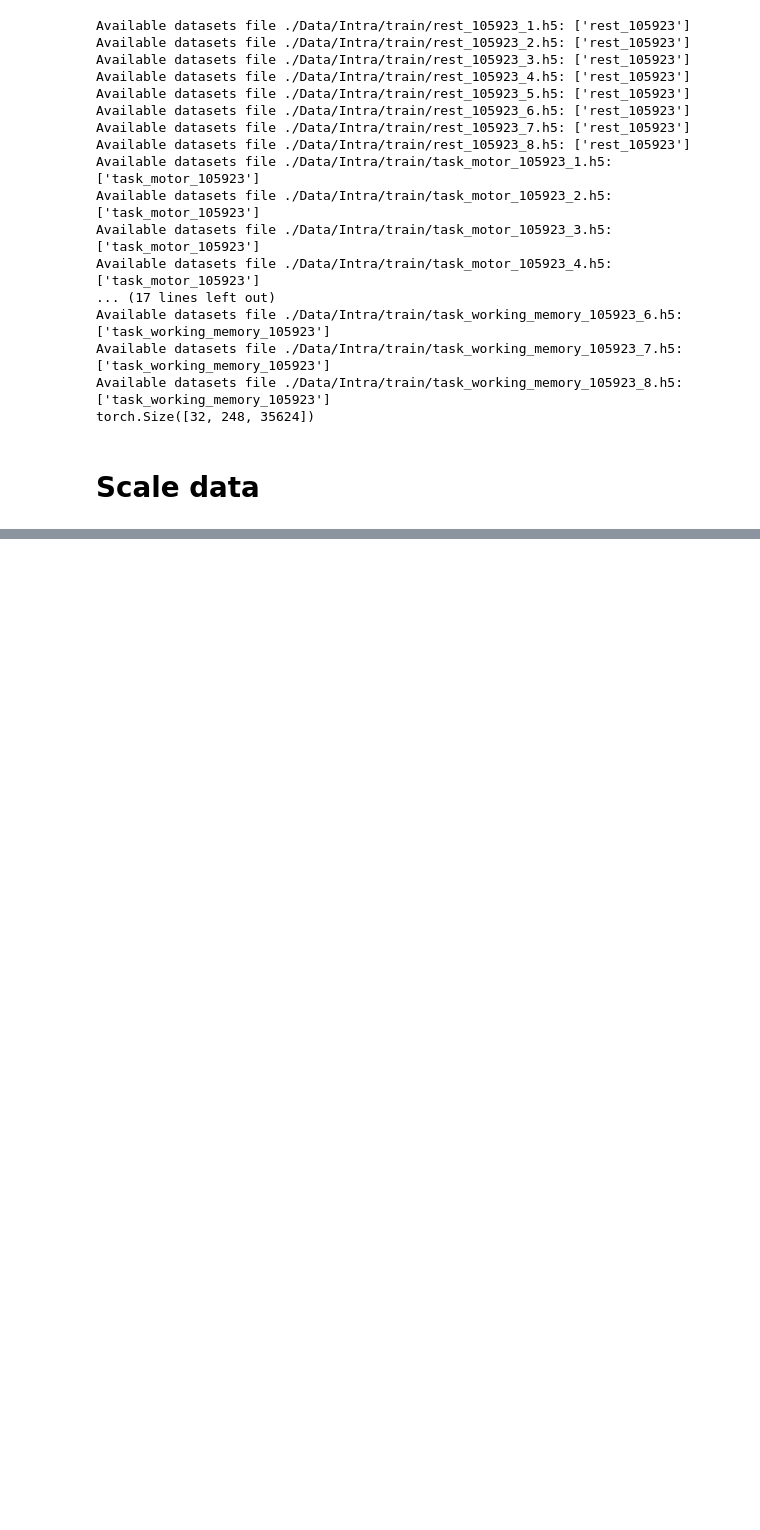
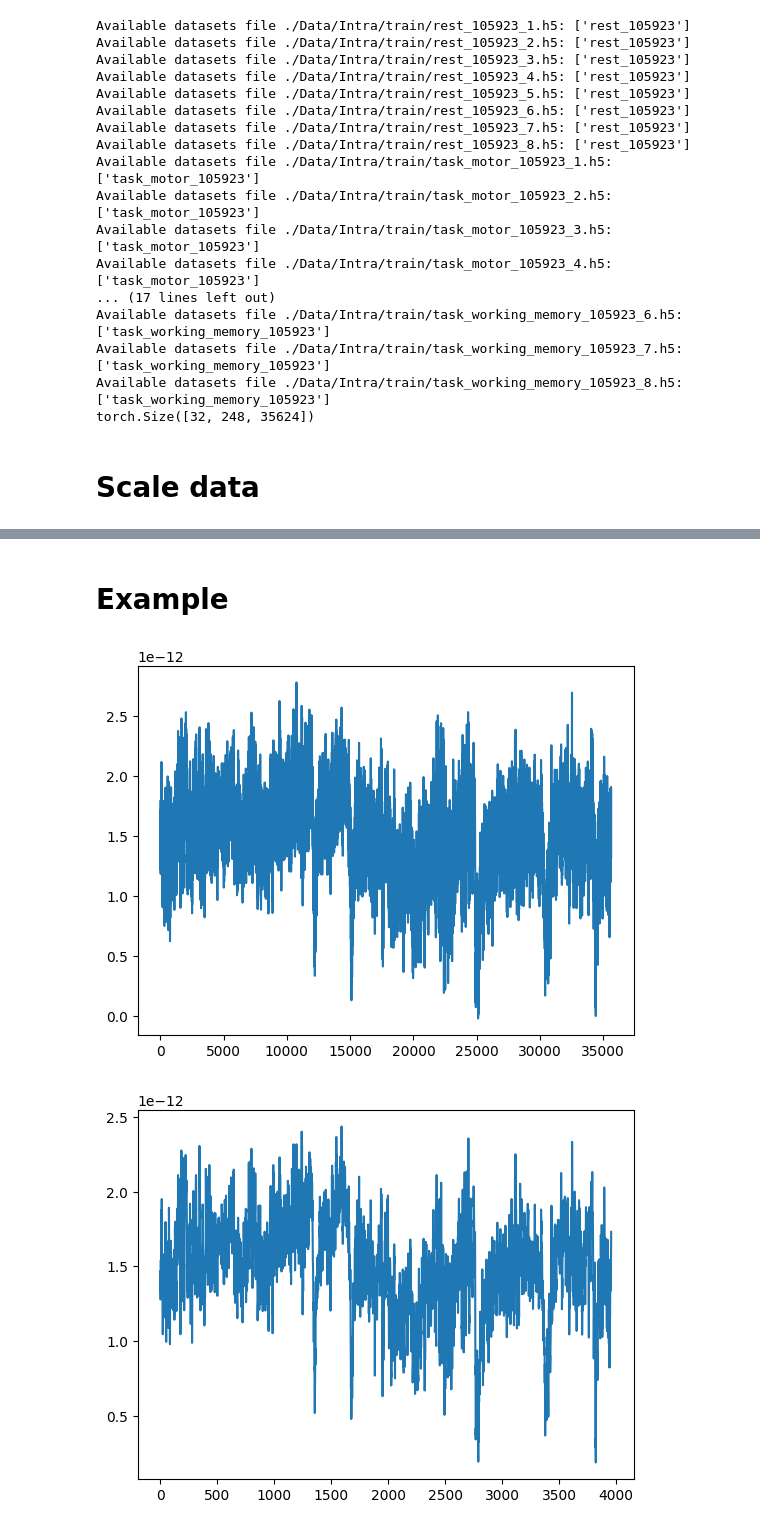
Before and after one commit to BarGinger/Deep_Learning_MEG, a Jupyter notebook: notebook.ipynb, the cells around one changed output, grey strips where cells are left out. Drawn from its saved outputs; the diff is of its cells as text; code cells hidden in the pictures; blank space fills up the shorter version.

Commit message:
downsampling

```diff
--- a/notebook.ipynb
+++ b/notebook.ipynb
@@ -211,0 +221,25 @@ def scale_data(data, scaler_type):
+# %%
+def downsample(data, factor):
+    # Chatgpt suggests applying a lowpass filter
+
+    # Chatgpt suggests trimming data to be divisible by factor beforehand
+
+    pool = nn.AvgPool1d(factor)
+
+    return pool(data)
+
+# Alternative, use: scipy.signal.decimate(x, q, axis=-1), to efficiently handle low-pass filtering & downsampling
+# %% [markdown]
+# Example
+# %%
+channel = random.randint(0,247)
+downsample_factor = 9 # For now, factor of 9 or 18 probably best, because they nicely divide 2034, the sampling frequency
+
+plt.plot(matrix[channel,:])
+plt.show()
+
+plt.plot(downsample(matrix, downsample_factor)[channel, :])
+plt.show()
+# %% [output]
+[figure, added]
+[figure, added]
```
Also changed, not shown: parts of 8 cells of this notebook, 1 other file.
